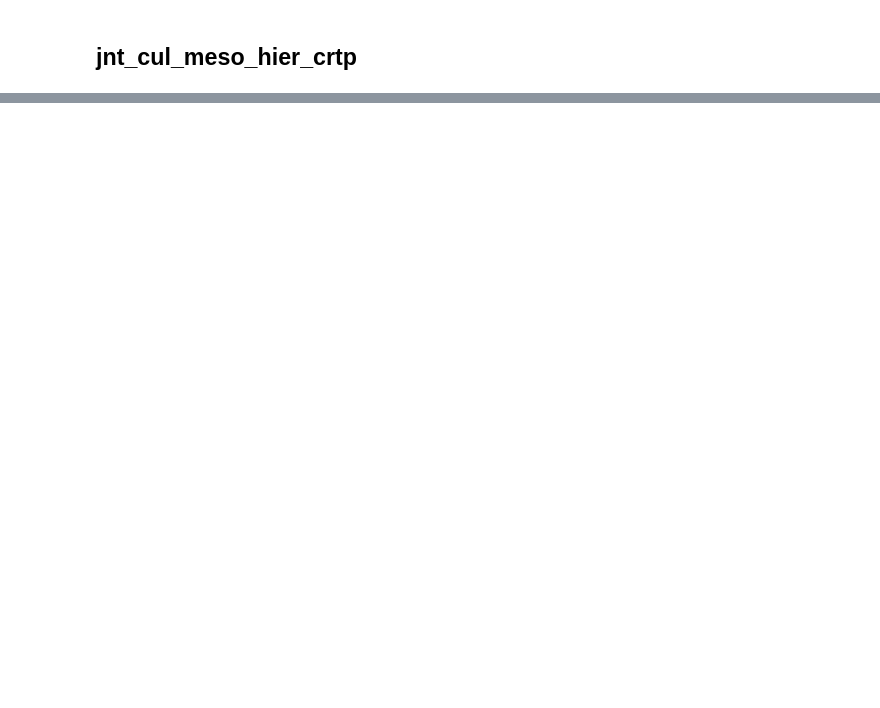
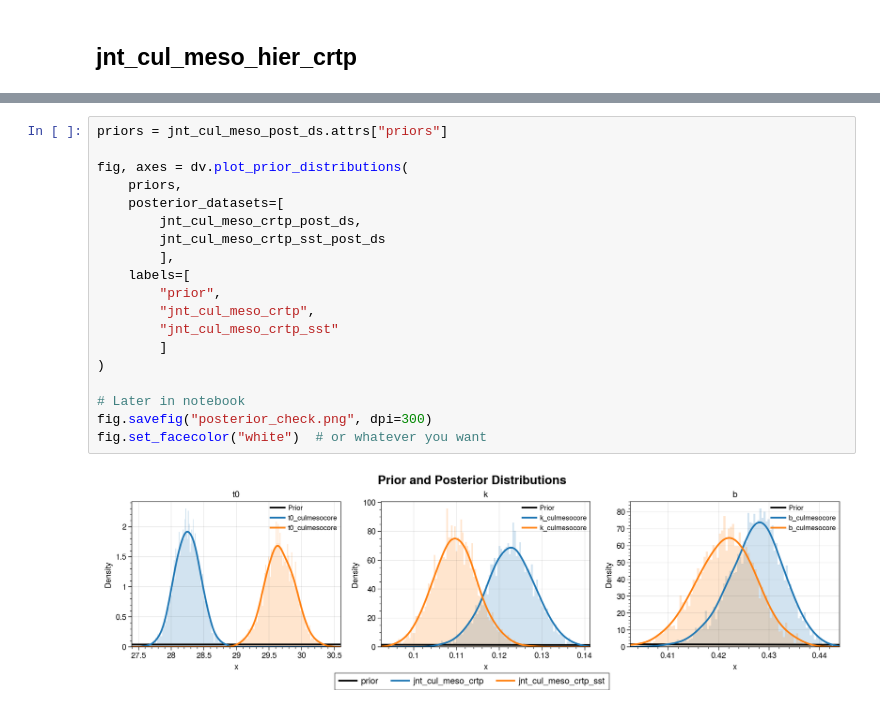
Before and after one commit to PaleoLipidRR/TEXAS, a Jupyter notebook: ipynb_files/culRI-Bayesian_models.ipynb, the cells around one changed output, grey strips where cells are left out. Cells and saved outputs as stored; diff of their text form; blank space fills up the shorter version.

```diff
--- a/ipynb_files/culRI-Bayesian_models.ipynb
+++ b/ipynb_files/culRI-Bayesian_models.ipynb
@@ -1590,3 +1650,24 @@ Attributes: (12/19)
+# %%
+priors = jnt_cul_meso_post_ds.attrs["priors"]
+
+fig, axes = dv.plot_prior_distributions(
+    priors,
+    posterior_datasets=[
+        jnt_cul_meso_crtp_post_ds,
+        jnt_cul_meso_crtp_sst_post_ds
+        ],
+    labels=[
+        "prior",
+        "jnt_cul_meso_crtp",
+        "jnt_cul_meso_crtp_sst"
+        ]
+)
+
+# Later in notebook
+fig.savefig("posterior_check.png", dpi=300)
+fig.set_facecolor("white")  # or whatever you want
+# %% [output]
+[figure, added]
 # %%
 priors = jnt_cul_meso_hier_crtp_multiv_g23r_no3_post_ds.attrs['priors']
 
```
Also changed, not shown: parts of 24 cells of this notebook, 37 other files.
